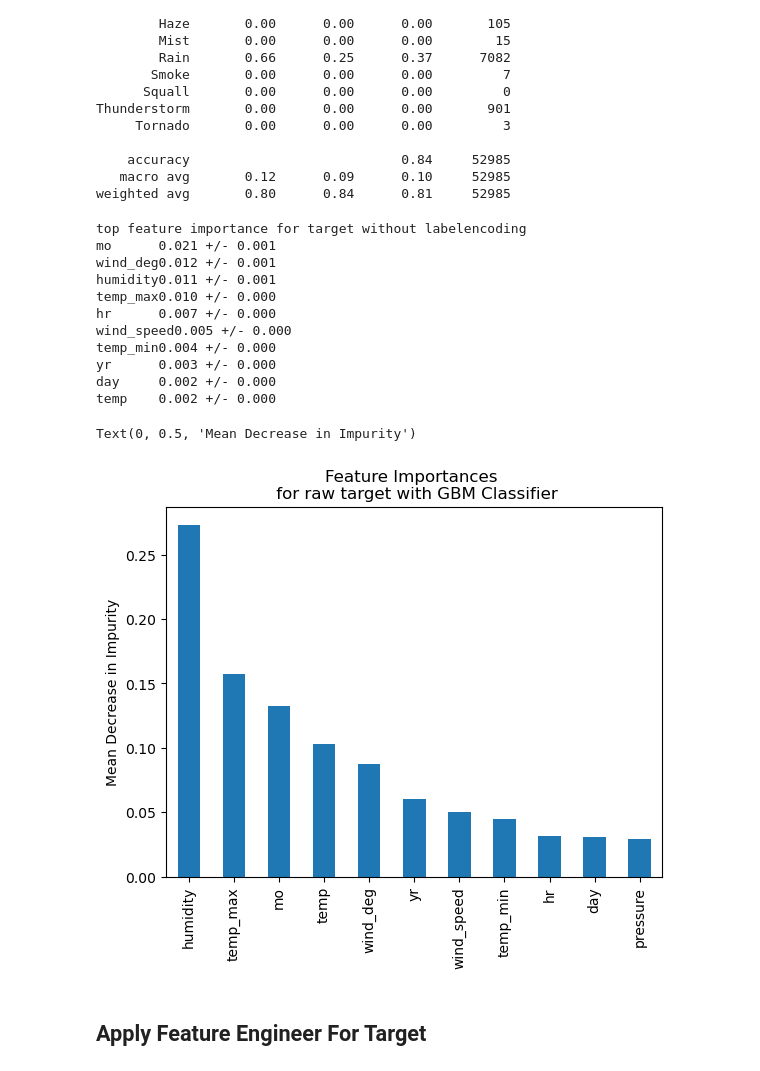
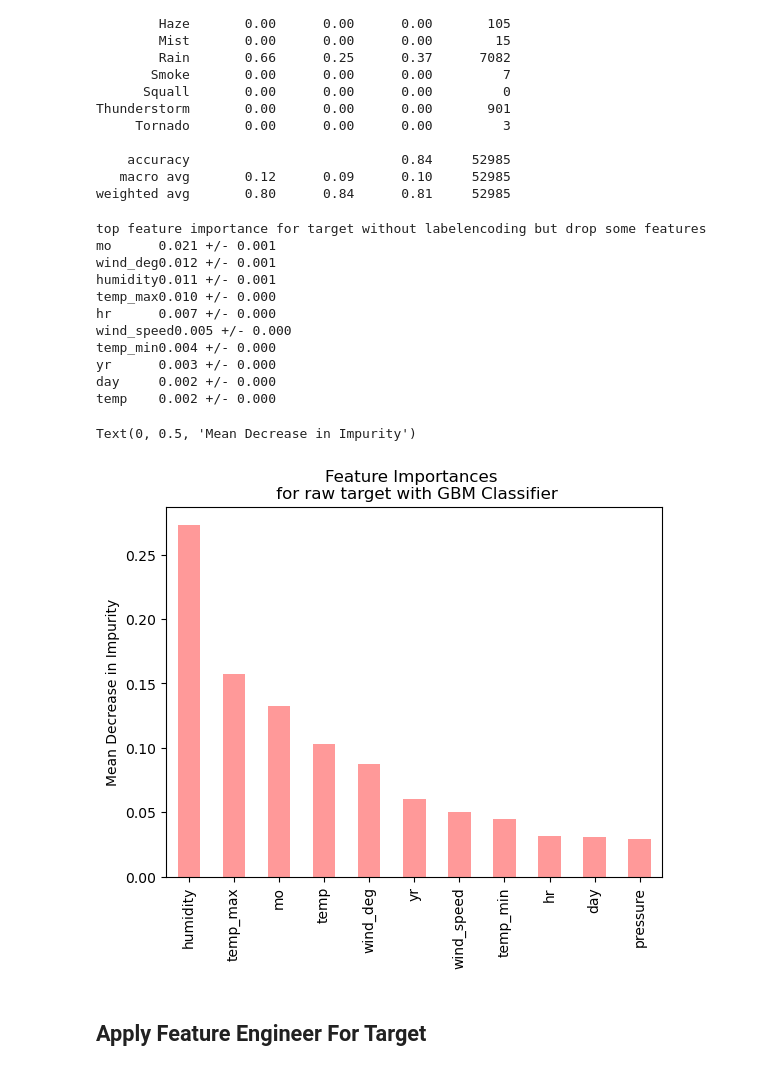
Before and after one commit to fsari2/machine-learning-application, a Jupyter notebook: HW08_Fitria.ipynb, the cells around one changed output. Saved outputs shown, nothing was run; the diff lists cells and outputs as text; code cells hidden in the pictures.

```diff
--- a/HW08_Fitria.ipynb
+++ b/HW08_Fitria.ipynb
@@ -16,7 +16,7 @@ import pandas as pd
 from sklearn.metrics import mean_absolute_error, mean_squared_error, r2_score
 # %%
 # load the dataset
-df = pd.read_csv('data/openweatherdata-denpasar-1990-2020.csv', parse_dates=True)
+df = pd.read_csv('../openweatherdata-denpasar-1990-2020.csv', parse_dates=True)
 
 # see the loaded dataset type
 df.info()
@@ -580,17 +596,19 @@ Thunderstorm       0.00      0.00      0.00       901
    macro avg       0.12      0.09      0.10     52985
 weighted avg       0.80      0.84      0.81     52985
 # %%
+# import module
+from sklearn.inspection import permutation_importance
+
 # perform a feature importance for multipass permutation for model without labelencoding
-
 r_cr = permutation_importance(gb_clf2_cr, X_test_cr, y_test_cr, n_repeats=50,random_state=0)
-print('top feature importance for target without labelencoding')
+print('top feature importance for target without labelencoding but drop some features')
 for i in r_cr.importances_mean.argsort()[::-1]:
     if r_cr.importances_mean[i] - 2 * r_cr.importances_std[i] > 0:
         print(f"{X_test_cr.columns[i]:<8}"
         f"{r_cr.importances_mean[i]:.3f}"
         f" +/- {r_cr.importances_std[i]:.3f}")
 # %% [output]
-top feature importance for target without labelencoding
+top feature importance for target without labelencoding but drop some features
 mo      0.021 +/- 0.001
 wind_deg0.012 +/- 0.001
 humidity0.011 +/- 0.001
@@ -604,12 +622,12 @@ temp    0.002 +/- 0.000
 # %%
 # visualize the feature importance
 
 ftr_imp_cr = pd.Series(gb_clf2_cr.feature_importances_, index=X_train_cr.columns).sort_values(ascending=False)
-ftr_imp_cr.plot(kind='bar', title='Feature Importances \n for raw target with GBM Classifier')
+ftr_imp_cr.plot(kind='bar', color='#ff9999',  title='Feature Importances \n for raw target with GBM Classifier')
 plt.ylabel('Mean Decrease in Impurity')
 # %% [output]
 Text(0, 0.5, 'Mean Decrease in Impurity')
-[figure, old version]
+[figure, new version]
 # %% [markdown]
 ## Apply Feature Engineer For Target
 # %% [markdown]
```
Also changed, not shown: parts of 9 cells of this notebook, 4 other files.
